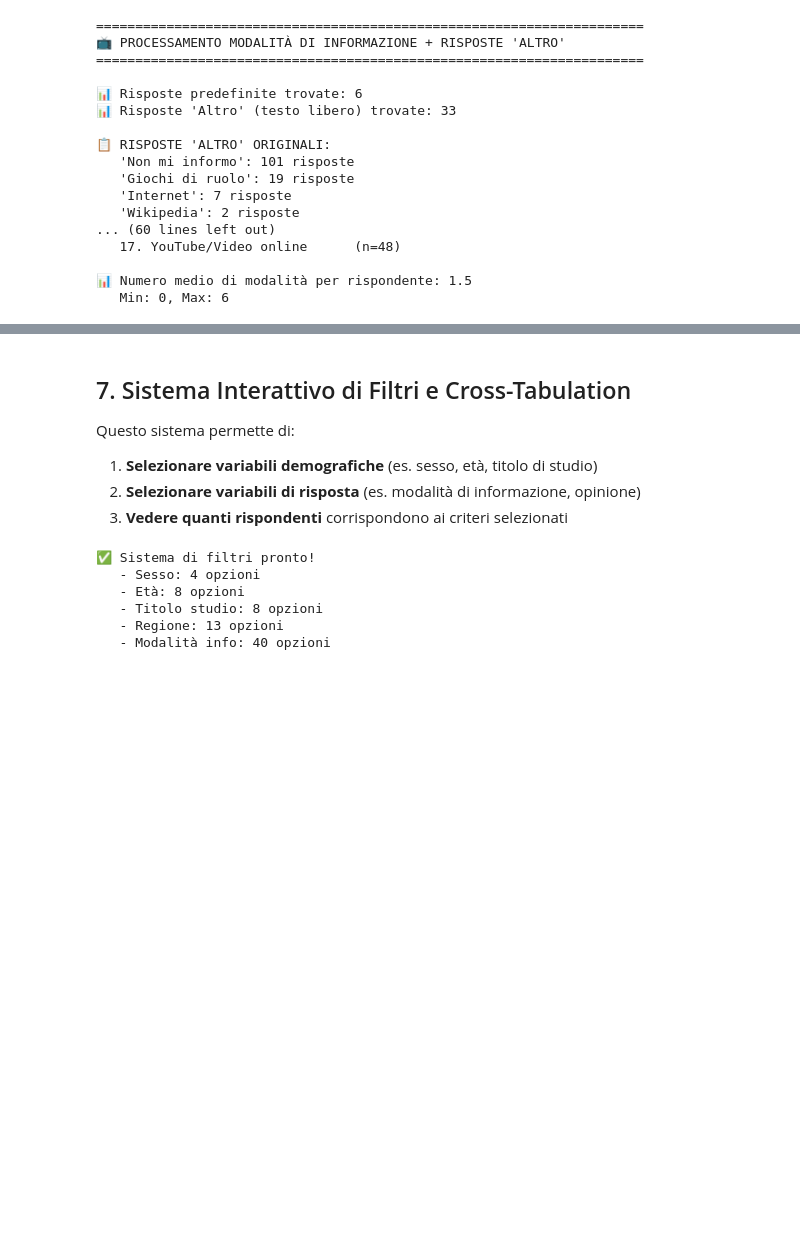
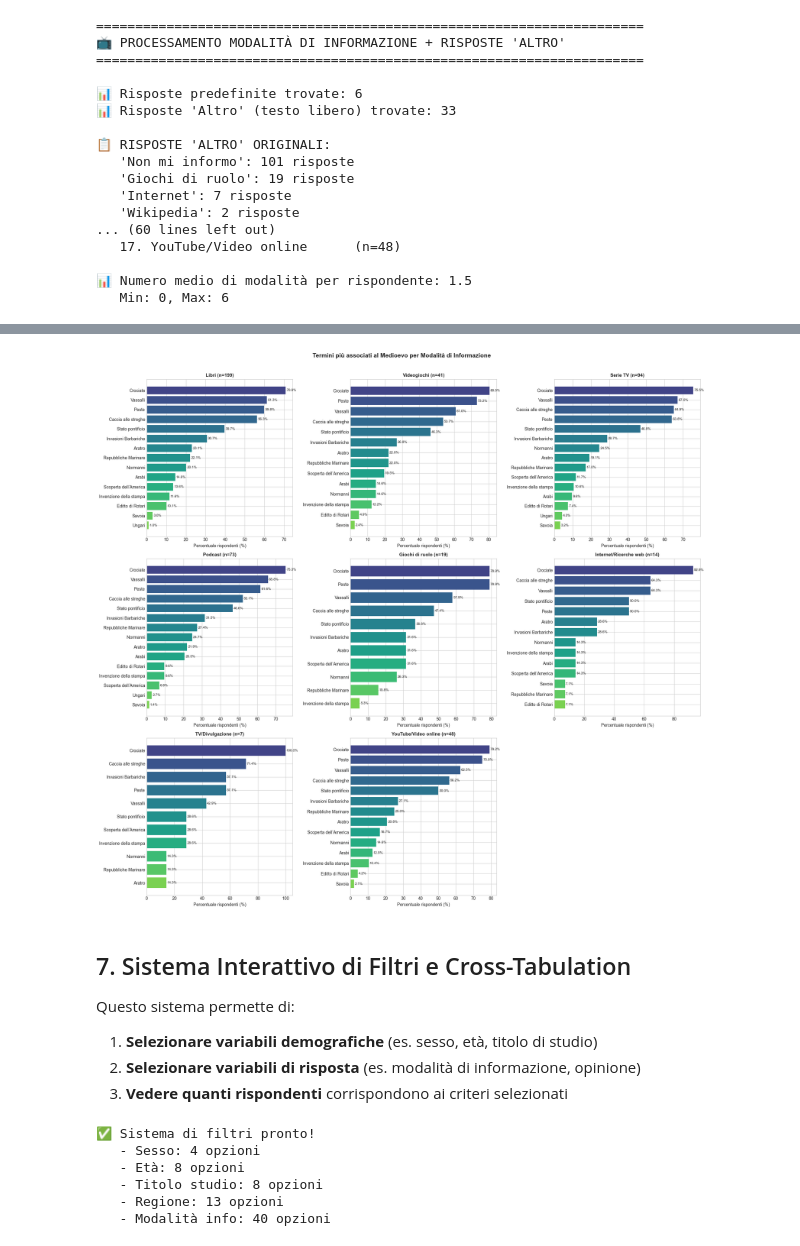
Before and after one commit to giuliaghiazza/MiddleAgesAnalysis, a Jupyter notebook: analisi_dati.ipynb, the cells around one changed output, grey strips where cells are left out. Drawn from its saved outputs; the diff is of its cells as text; code cells hidden in the pictures; blank space fills up the shorter version.

```diff
--- a/analisi_dati.ipynb
+++ b/analisi_dati.ipynb
@@ -3710,3 +3124,64 @@ for mod in modalita_analisi:
+# %%
+# Visualizzazione Termini per Modalità di Informazione
+termini_col = 'Quali di questi termini associ più fortemente con la tua idea di medioevo? (Max 5 risposte)'
+
+def calcola_termini_mod(subset, col):
+    counts = {}
+    n = 0
+    for val in subset[col].dropna():
+        n += 1
+        for t in str(val).split(','):
+            t = t.strip()
+            if t:
+                counts[t] = counts.get(t, 0) + 1
+    return counts, n
+
+grafici_mod = []
+for mod in modalita_analisi:
+    col_name = f'usa_{mod.lower().replace(" ", "_").replace("/", "_")}'
+    utenti_idx = df_num[df_num[col_name] == 1].index
+    subset = df.loc[utenti_idx]
+    if len(subset) > 5:
+        grafici_mod.append((mod, subset))
+
+n_grafici = len(grafici_mod)
+ncols = 3
+nrows = (n_grafici + ncols - 1) // ncols
+
+fig, axes = plt.subplots(nrows, ncols, figsize=(20, 6 * nrows))
+axes = axes.flatten()
+
+for idx, (label, subset) in enumerate(grafici_mod):
+    ax = axes[idx]
+    counts, n_risp = calcola_termini_mod(subset, termini_col)
+
+    if counts and n_risp > 0:
+        df_t = pd.DataFrame(sorted(counts.items(), key=lambda x: -x[1]),
+                            columns=['termine', 'frequenza'])
+        df_t['percentuale'] = df_t['frequenza'] / n_risp * 100
+        top = df_t.head(15)
+
+        colors = plt.cm.viridis(np.linspace(0.2, 0.8, len(top)))
+        bars = ax.barh(top['termine'][::-1], top['percentuale'][::-1],
+                       color=colors[::-1])
+        for bar, pct in zip(bars, top['percentuale'][::-1]):
+            ax.text(bar.get_width() + 0.5, bar.get_y() + bar.get_height() / 2,
+                    f'{pct:.1f}%', va='center', fontsize=8)
+
+        ax.set_xlabel('Percentuale rispondenti (%)')
+        ax.set_title(f'{label} (n={n_risp})', fontsize=11, fontweight='bold')
+    else:
+        ax.set_visible(False)
+
+for j in range(idx + 1, len(axes)):
+    axes[j].set_visible(False)
+
+plt.suptitle("Termini più associati al Medioevo per Modalità di Informazione",
+             fontsize=14, fontweight='bold', y=1.01)
+plt.tight_layout()
+plt.show()
+# %% [output]
+[figure, added]
 # %% [markdown]
 ## 7. Sistema Interattivo di Filtri e Cross-Tabulation
 
```
Also changed, not shown: parts of 24 cells of this notebook.
